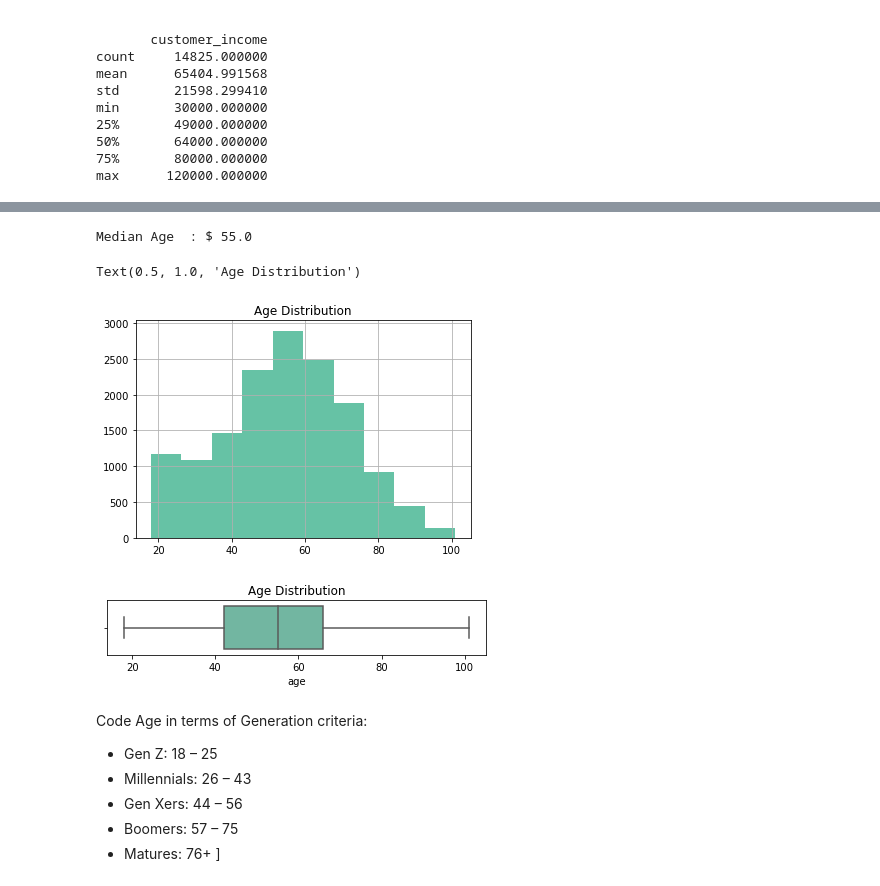
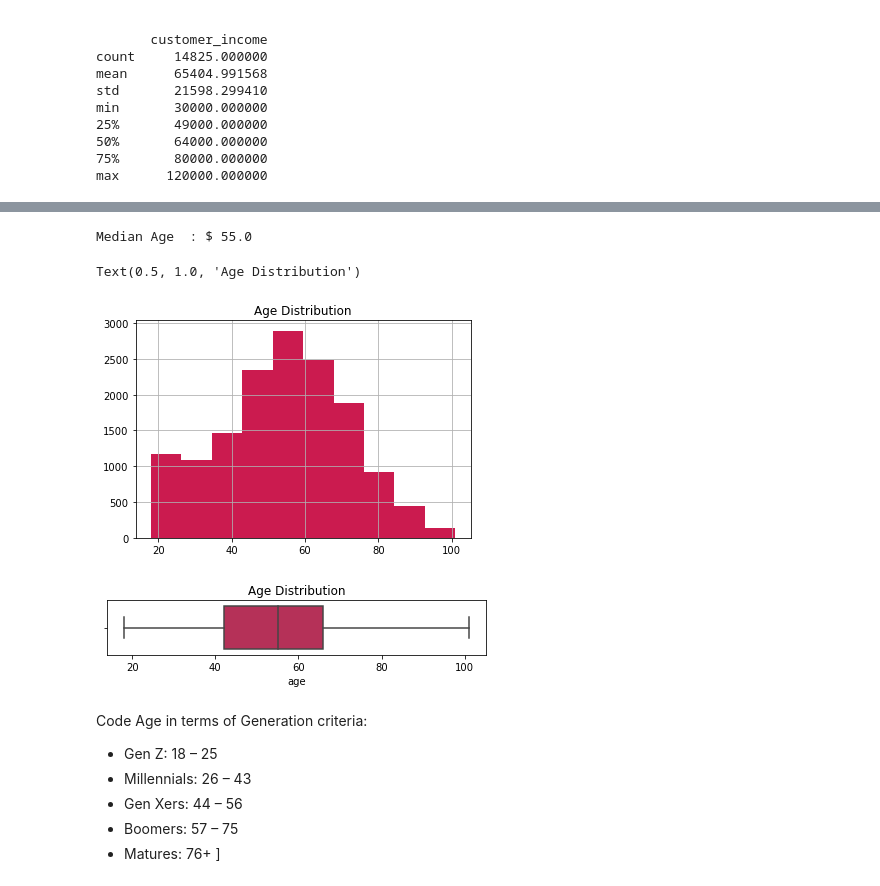
Before and after one commit to Arjunar92/Starbucks_Customer_Segmentation_Project, a Jupyter notebook: Starbucks_Capstone_Data_Exploration.ipynb, the cells around one changed output, grey strips where cells are left out. Drawn from its saved outputs; the diff is of its cells as text; code cells hidden in the pictures.

```diff
--- a/Starbucks_Capstone_Data_Exploration.ipynb
+++ b/Starbucks_Capstone_Data_Exploration.ipynb
@@ -41,7 +41,7 @@ import json
 from sklearn.preprocessing import LabelBinarizer, MultiLabelBinarizer, MinMaxScaler
 import seaborn as sns #For Data visualization
 import matplotlib.pyplot as plt #Data plotting and visualization
-sns.set_palette(sns.color_palette('Set2'))
+sns.set_palette(sns.color_palette('Accent'))
 import plotly.express as px
 %matplotlib inline
 
@@ -671,24 +672,24 @@ memory usage: 825.4+ KB
 None
 # %%
 # Age Distributiobn:Histogram
-
+sns.set_palette(sns.color_palette('rocket',1))
 profile_df['age'].hist(bins=10)
 
 plt.title('Age Distribution')
 
 #Age distribution: Box Plot
 
 print("Median Age  : $",profile_df['age'].median())
 
 
 plt.figure(figsize=[6.8,1])
 sns.boxplot(data=profile_df, x='age')
 plt.title('Age Distribution')
 # %% [output]
 Median Age  : $ 55.0
 Text(0.5, 1.0, 'Age Distribution')
-[figure, old version]
+[figure, new version]
-[figure, old version]
+[figure, new version]
 # %% [markdown]
 Code Age in terms of Generation criteria:
 - Gen Z: 18 – 25
```
Also changed, not shown: parts of 22 cells of this notebook.
